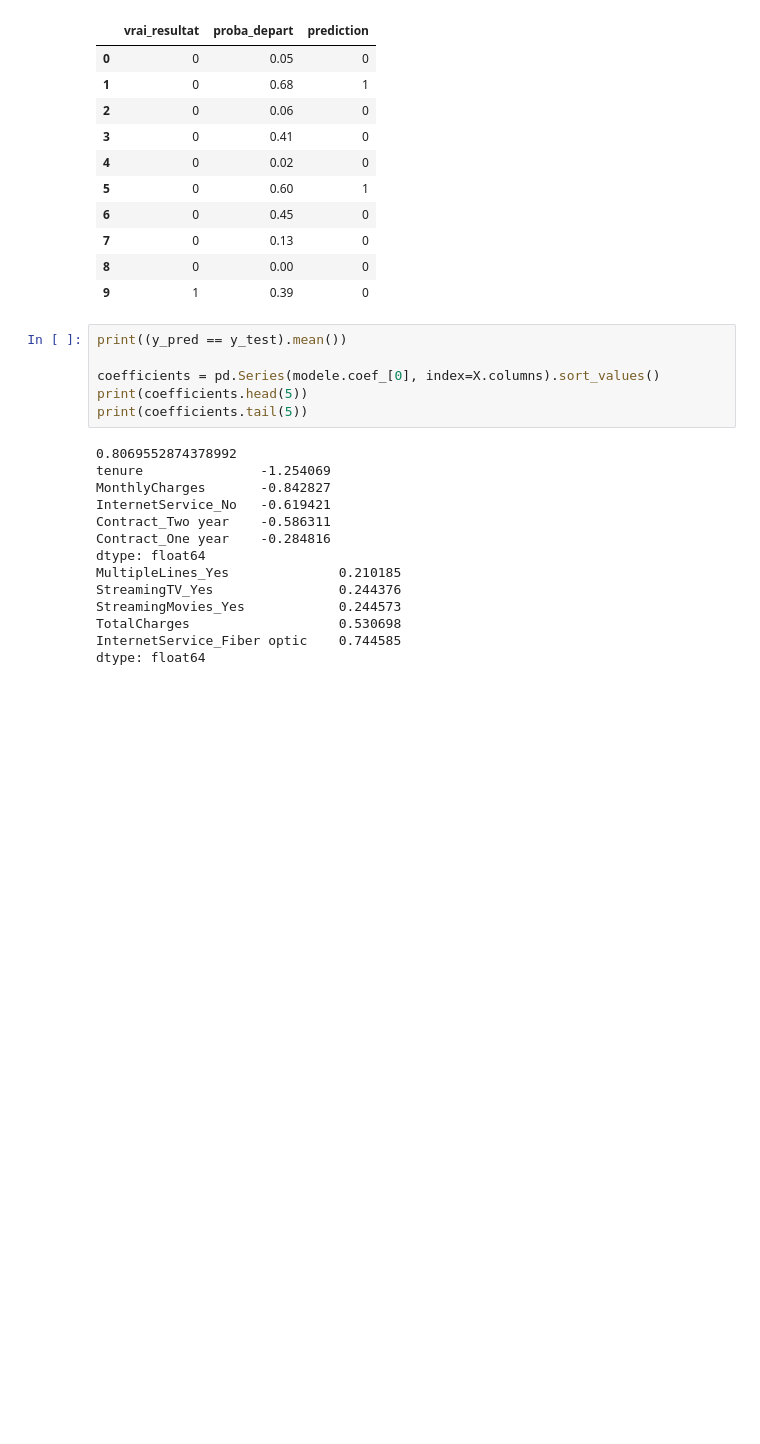
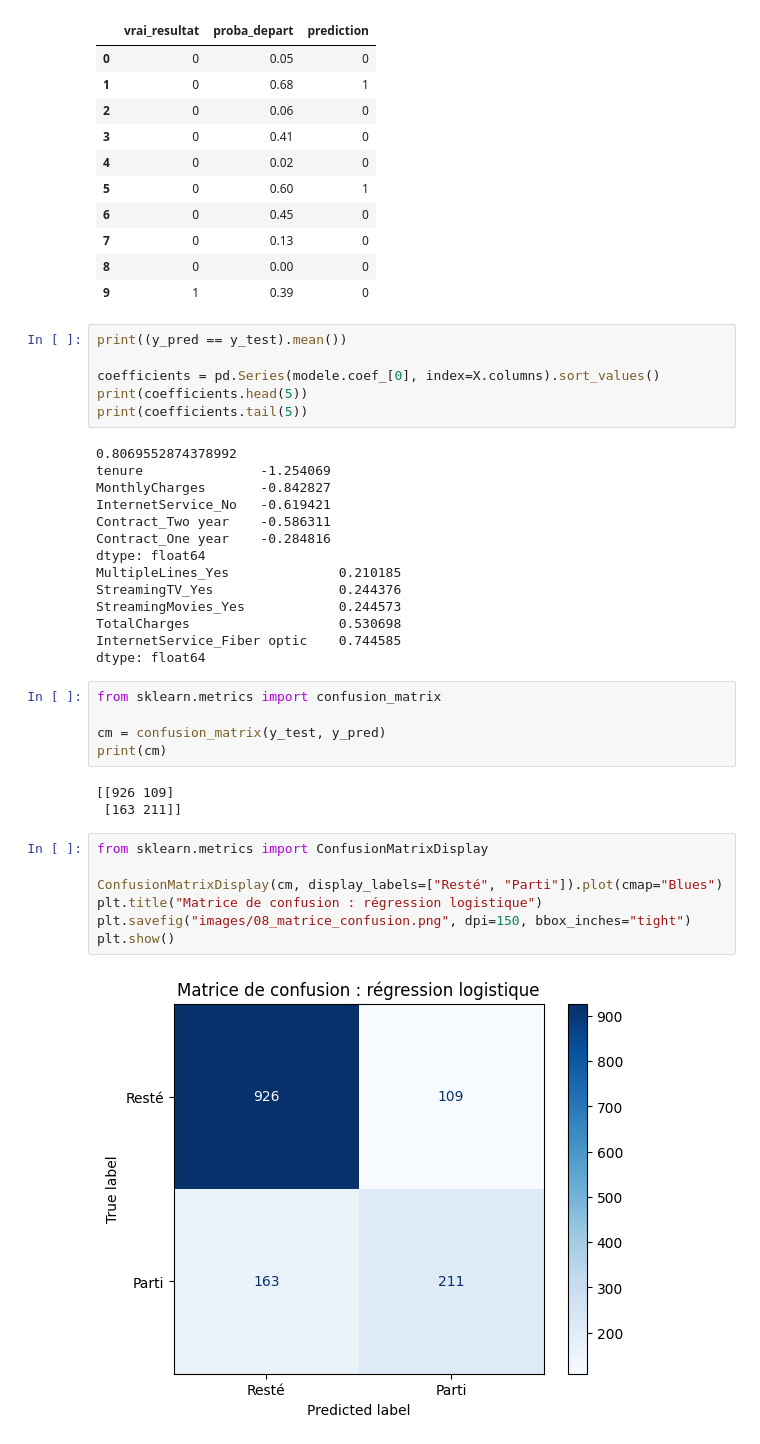
Before and after one commit to emnazayen8-ops/customer-churn-prediction, a Jupyter notebook: churn_projet.ipynb, the cells around one changed output. Saved outputs shown, nothing was run; the diff lists cells and outputs as text; blank space fills up the shorter version.

```diff
--- a/churn_projet.ipynb
+++ b/churn_projet.ipynb
@@ -456,3 +456,20 @@ StreamingMovies_Yes            0.244573
 TotalCharges                   0.530698
 InternetService_Fiber optic    0.744585
 dtype: float64
+# %%
+from sklearn.metrics import confusion_matrix
+
+cm = confusion_matrix(y_test, y_pred)
+print(cm)
+# %% [output]
+[[926 109]
+ [163 211]]
+# %%
+from sklearn.metrics import ConfusionMatrixDisplay
+
+ConfusionMatrixDisplay(cm, display_labels=["Resté", "Parti"]).plot(cmap="Blues")
+plt.title("Matrice de confusion : régression logistique")
+plt.savefig("images/08_matrice_confusion.png", dpi=150, bbox_inches="tight")
+plt.show()
+# %% [output]
+[figure, added]
```
Also changed, not shown: parts of 2 cells of this notebook.
